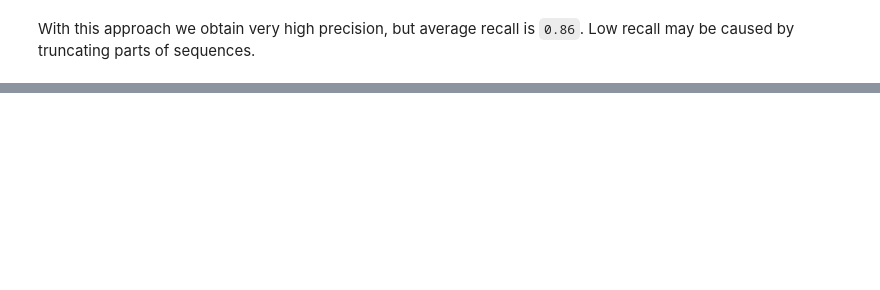
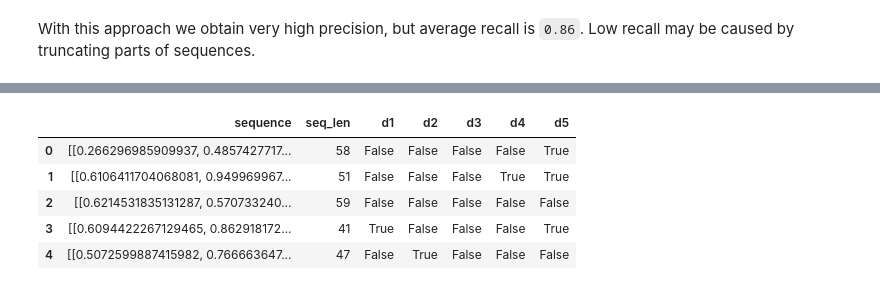
Before and after one commit to lukik45/candle-defect-detection, a Jupyter notebook: report.ipynb, the cells around one changed output, grey strips where cells are left out. Saved outputs shown, nothing was run; the diff lists cells and outputs as text; code cells hidden in the pictures; blank space fills up the shorter version.

```diff
--- a/report.ipynb
+++ b/report.ipynb
@@ -351,0 +353,11 @@ model.fit(trainGenerator, epochs=50, callbacks=[early])
+# %%
+defects_split = pd.DataFrame(df.defects.to_list(), columns=[f'd{i}' for i in range(1,6)])
+df = pd.concat([df, defects_split], axis=1).drop('defects', axis=1)
+df.head()
+# %% [output]
+|  | sequence | seq_len | d1 | d2 | d3 | d4 | d5 |
+| 0 | [[0.266296985909937, 0.4857427717... | 58 | False | False | False | False | True |
+| 1 | [[0.6106411704068081, 0.949969967... | 51 | False | False | False | True | True |
+| 2 | [[0.6214531835131287, 0.570733240... | 59 | False | False | False | False | False |
+| 3 | [[0.6094422267129465, 0.862918172... | 41 | True | False | False | False | True |
+| 4 | [[0.5072599887415982, 0.766663647... | 47 | False | True | False | False | False |
```
Also changed, not shown: parts of 51 cells of this notebook.
